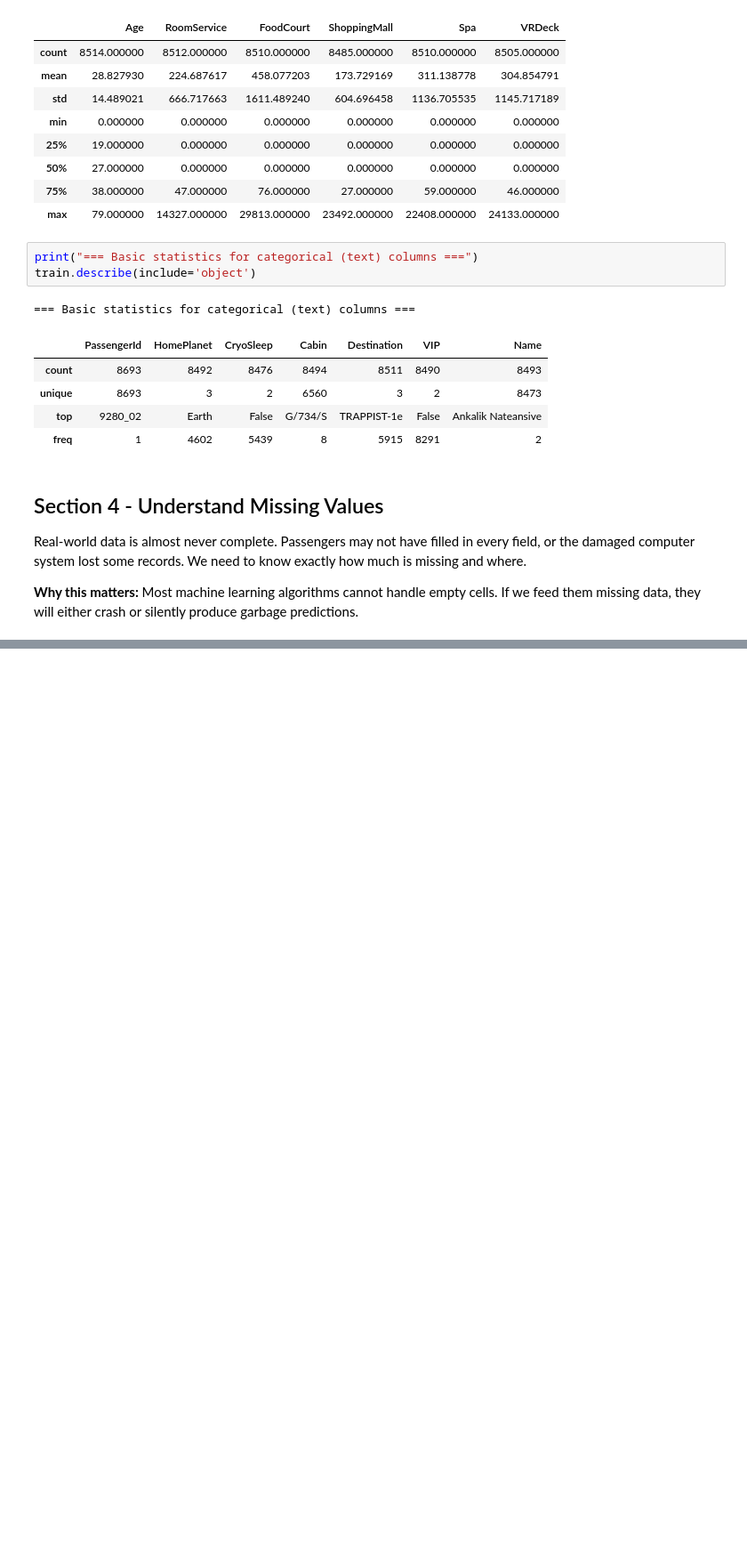
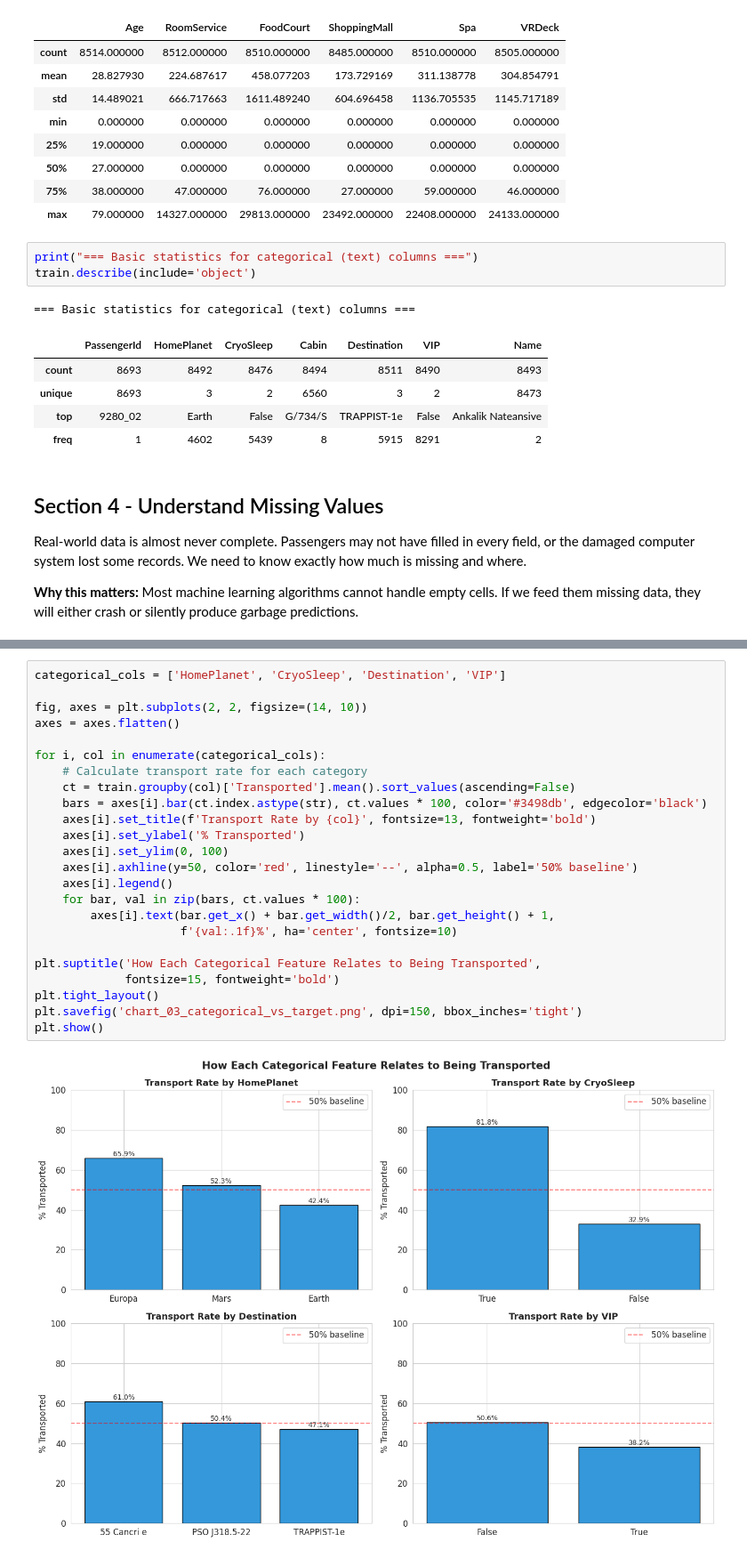
Before and after one commit to sneha-rangole/Machine-Learning-with-Patient-Drug-Data, a Jupyter notebook: spaceship-titanic-complete-machine-learning.ipynb, the cells around one changed output, grey strips where cells are left out. Shown at 89% size. Cells and saved outputs as stored; diff of their text form; blank space fills up the shorter version.

```diff
--- a/spaceship-titanic-complete-machine-learning.ipynb
+++ b/spaceship-titanic-complete-machine-learning.ipynb
@@ -151,0 +244,26 @@ Real-world data is almost never complete. Passengers may not have filled in ever
+# %%
+categorical_cols = ['HomePlanet', 'CryoSleep', 'Destination', 'VIP']
+
+fig, axes = plt.subplots(2, 2, figsize=(14, 10))
+axes = axes.flatten()
+
+for i, col in enumerate(categorical_cols):
+    # Calculate transport rate for each category
+    ct = train.groupby(col)['Transported'].mean().sort_values(ascending=False)
+    bars = axes[i].bar(ct.index.astype(str), ct.values * 100, color='#3498db', edgecolor='black')
+    axes[i].set_title(f'Transport Rate by {col}', fontsize=13, fontweight='bold')
+    axes[i].set_ylabel('% Transported')
+    axes[i].set_ylim(0, 100)
+    axes[i].axhline(y=50, color='red', linestyle='--', alpha=0.5, label='50% baseline')
+    axes[i].legend()
+    for bar, val in zip(bars, ct.values * 100):
+        axes[i].text(bar.get_x() + bar.get_width()/2, bar.get_height() + 1,
+                     f'{val:.1f}%', ha='center', fontsize=10)
+
+plt.suptitle('How Each Categorical Feature Relates to Being Transported',
+             fontsize=15, fontweight='bold')
+plt.tight_layout()
+plt.savefig('chart_03_categorical_vs_target.png', dpi=150, bbox_inches='tight')
+plt.show()
+# %% [output]
+[figure, added]
```
Also changed, not shown: parts of 9 cells of this notebook.
